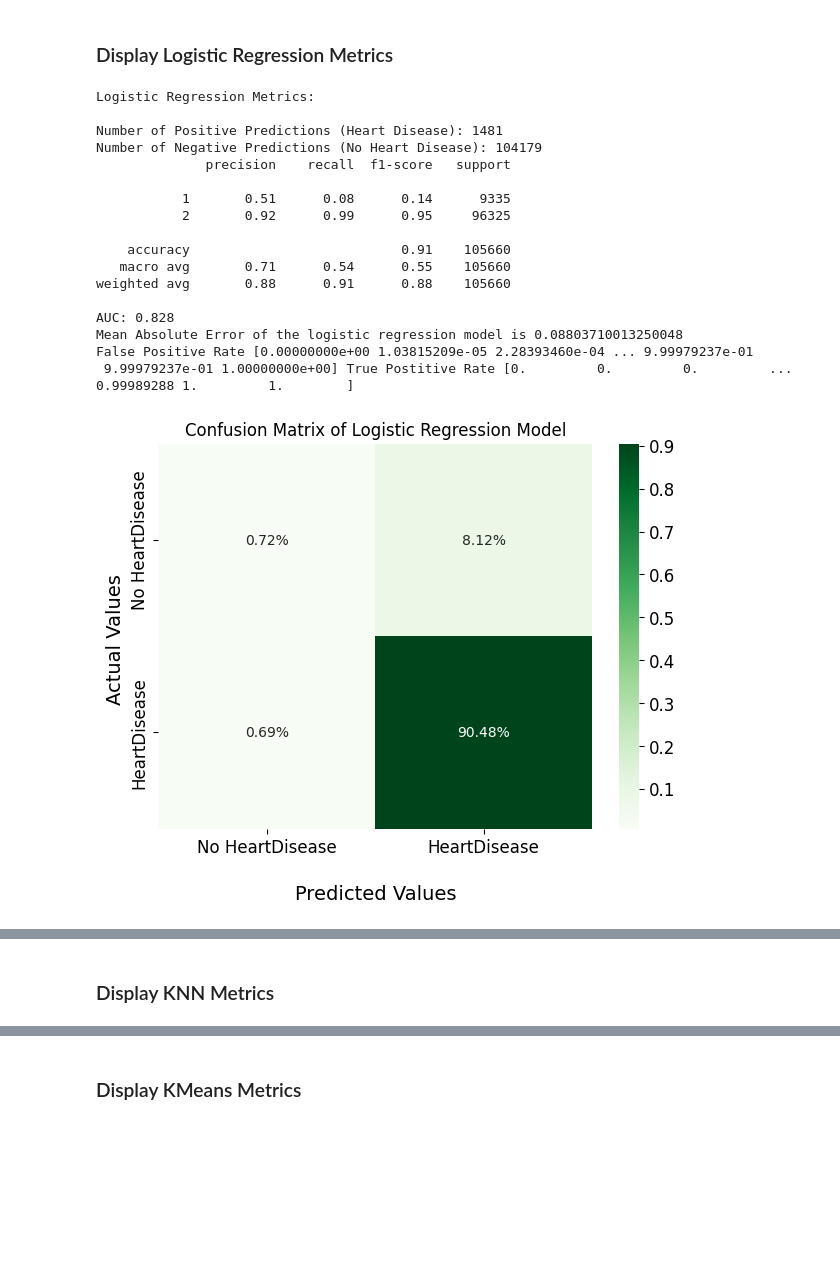
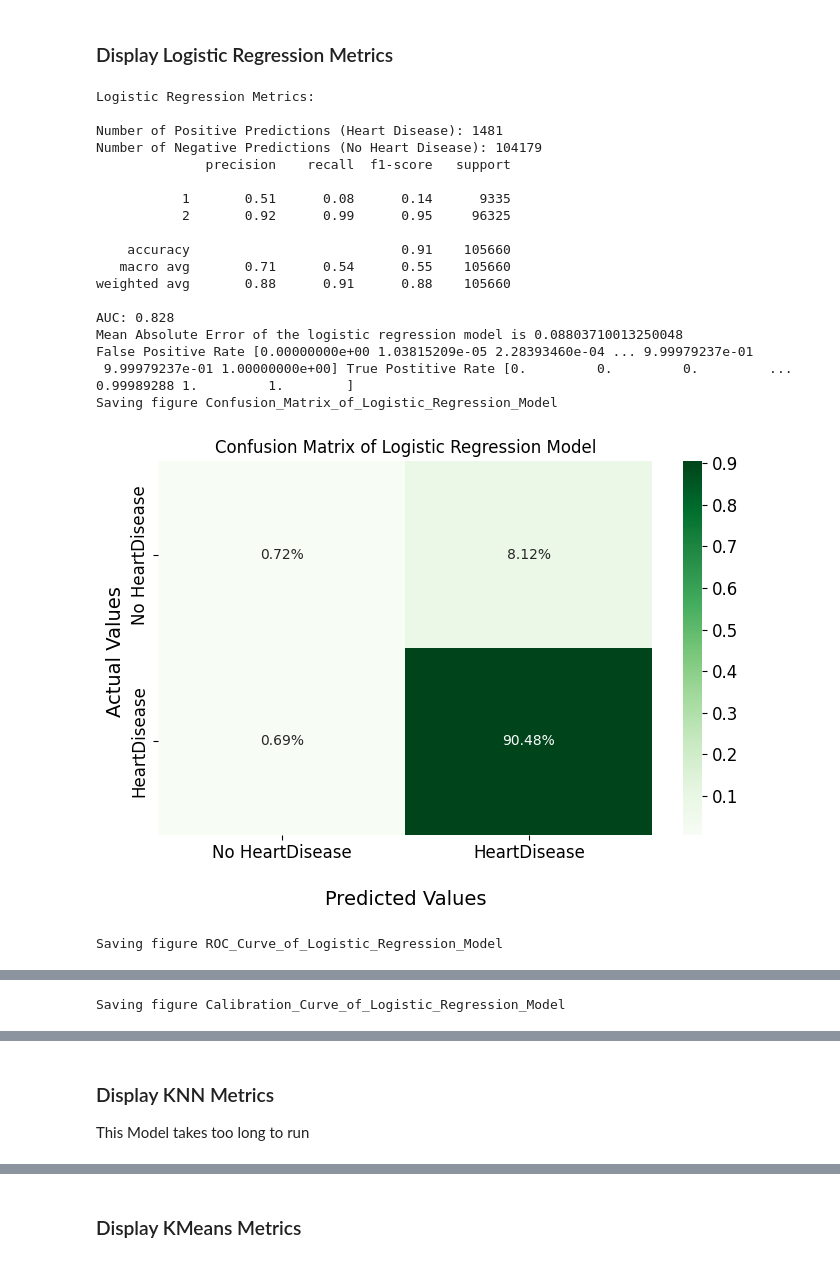
Before and after one commit to Suhyrhasan/Risk-Prediction-For-Heart-Disease, a Jupyter notebook: ModelEvaluation.ipynb, the cells around one changed output, grey strips where cells are left out. Cells and saved outputs as stored; diff of their text form; code cells hidden in the pictures; blank space fills up the shorter version.

```diff
--- a/ModelEvaluation.ipynb
+++ b/ModelEvaluation.ipynb
@@ -18,11 +18,11 @@ mpl.rc('ytick', labelsize=12)
 
 # Where to save the figures
 PROJECT_ROOT_DIR = "."
-IMAGES_PATH = os.path.join(PROJECT_ROOT_DIR, "images/ml_modeling_images")
+IMAGES_PATH = os.path.join(PROJECT_ROOT_DIR, "images/model_evaluation_images")
 os.makedirs(IMAGES_PATH, exist_ok=True)
 
-def save_fig(fig_id, tight_layout=True, fig_extension="png", resolution=300):
-    path = os.path.join(IMAGES_PATH, fig_id + "." + fig_extension)
+def save_fig(model, fig_id, tight_layout=True, fig_extension="png", resolution=300):
+    path = os.path.join(IMAGES_PATH, model, fig_id + "." + fig_extension)
     print("Saving figure", fig_id)
     if tight_layout:
         plt.tight_layout()
@@ -186,6 +192,8 @@ weighted avg       0.88      0.91      0.88    105660
 ### Display Logistic Regression Metrics
 # %%
 # Evaluate Logistic Regression model
+LOGREG_PATH = os.path.join('log_regression')
+
 def evaluate_LogisticRegression():
     print("Logistic Regression Metrics:\n")
     clf = full_logregression_model
@@ -224,6 +232,7 @@ def evaluate_LogisticRegression():
     ax.set_title('Confusion Matrix of Logistic Regression Model')
     ax.xaxis.set_ticklabels(['No HeartDisease','HeartDisease'])
     ax.yaxis.set_ticklabels(['No HeartDisease','HeartDisease'])
+    save_fig(LOGREG_PATH,f"Confusion_Matrix_of_Logistic_Regression_Model")
     plt.show()
 
     # plot ROC Curve
@@ -233,31 +242,35 @@ def evaluate_LogisticRegression():
     # labels
     plt.xlabel('False Positive Rate')
     plt.ylabel('True Positive Rate')
     plt.title('ROC Curve')
     # show the plot
+    save_fig(LOGREG_PATH,f"ROC_Curve_of_Logistic_Regression_Model")
     plt.show()
 
     from sklearn.calibration import CalibrationDisplay
     disp = CalibrationDisplay.from_estimator(clf, x_test, y_test)
+    save_fig(LOGREG_PATH,f"Calibration_Curve_of_Logistic_Regression_Model")
     plt.show()
 
 evaluate_LogisticRegression()
 # %% [output]
 Logistic Regression Metrics:
 
 Number of Positive Predictions (Heart Disease): 1481
 Number of Negative Predictions (No Heart Disease): 104179
               precision    recall  f1-score   support
 
            1       0.51      0.08      0.14      9335
            2       0.92      0.99      0.95     96325
 
     accuracy                           0.91    105660
    macro avg       0.71      0.54      0.55    105660
 weighted avg       0.88      0.91      0.88    105660
 
 AUC: 0.828
 Mean Absolute Error of the logistic regression model is 0.08803710013250048
 False Positive Rate [0.00000000e+00 1.03815209e-05 2.28393460e-04 ... 9.99979237e-01
  9.99979237e-01 1.00000000e+00] True Postitive Rate [0.         0.         0.         ... 0.99989288 1.         1.        ]
+Saving figure Confusion_Matrix_of_Logistic_Regression_Model
-[figure, old version]
+[figure, new version]
+Saving figure ROC_Curve_of_Logistic_Regression_Model
@@ -264,0 +278 @@ False Positive Rate [0.00000000e+00 1.03815209e-05 2.28393460e-04 ... 9.99979237
+Saving figure Calibration_Curve_of_Logistic_Regression_Model
@@ -266,4 +280,5 @@ False Positive Rate [0.00000000e+00 1.03815209e-05 2.28393460e-04 ... 9.99979237
 # %% [markdown]
 ### Display KNN Metrics
+This Model takes too long to run
 # %%
 # Display KKN Metrics
```
Also changed, not shown: parts of 7 cells of this notebook.
